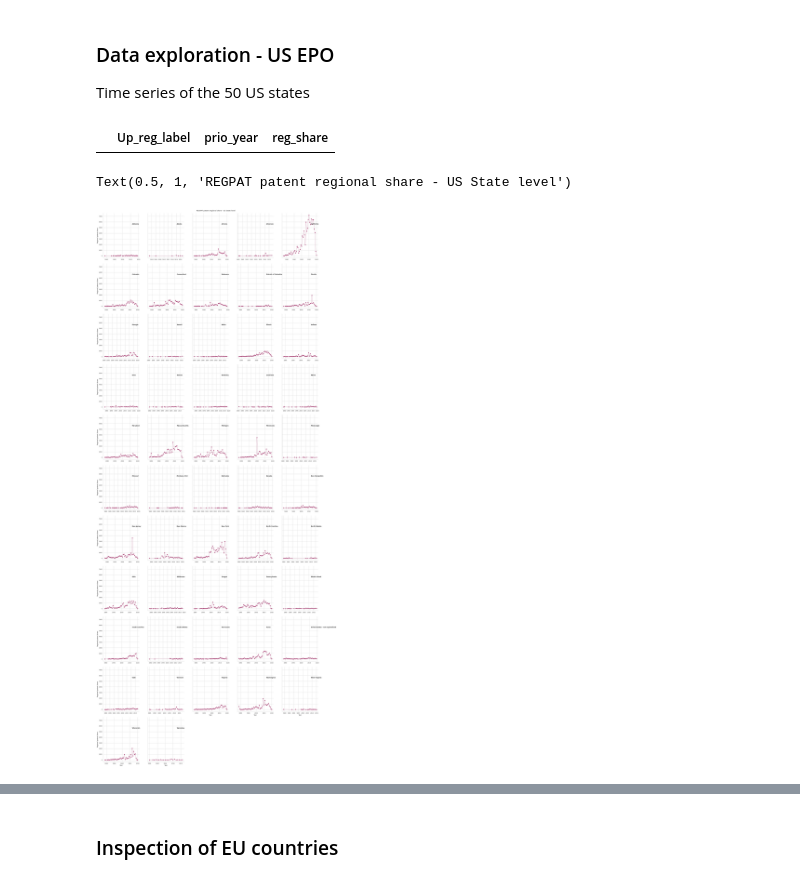
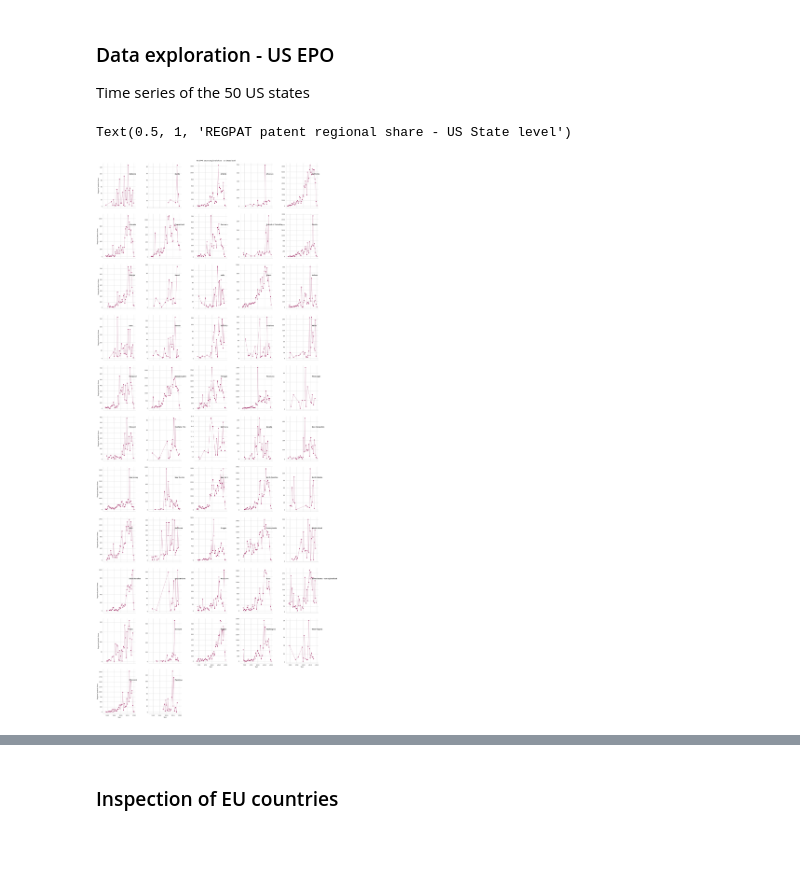
Before and after one commit to lauramenicacci/patent_breakdetection, a Jupyter notebook: REGPAT_scoping.ipynb, the cells around one changed output, grey strips where cells are left out. Cells and saved outputs as stored; diff of their text form; code cells hidden in the pictures; blank space fills up the shorter version.

```diff
--- a/REGPAT_scoping.ipynb
+++ b/REGPAT_scoping.ipynb
@@ -169,3 +171,6 @@ merged2.head()
 150 rows × 13 columns
 # %%
 merged_regpat = merged2.dropna()
+# %%
+merged_regpat = merged_regpat.astype({'prio_year':'int', 'app_year':'int'})
+print(merged_regpat.dtypes)
@@ -208,39 +228,35 @@ Time series of the 50 US states
 df_plot = merged_regpat[['Up_reg_label', 'prio_year','reg_share']]
 # %%
 df_group = df_plot.groupby(['Up_reg_label', 'prio_year'], as_index = False).reg_share.sum()
-# %%
-df_group.loc[df_group['reg_share'] == '0.0']
-# %% [output]
-|  | Up_reg_label | prio_year | reg_share |
 # %%
 import seaborn as sns
 sns.set_theme(style="whitegrid")
 
 # Plot the lines on two facets
 g = sns.relplot(
     data=df_group,
     x="prio_year", y= "reg_share",
     col="Up_reg_label",
     kind="scatter",
     palette= "tab20c",
     col_wrap= 5,
     markers = True,
     linewidth=0.5,
-    height=6, aspect=.95, facet_kws=dict(sharex=False))
+    height=6, aspect=.95, facet_kws=dict(sharex=True, sharey = False))
 
 # Iterate over each subplot to customize further
 for Up_reg_label, ax in g.axes_dict.items():
 
     # Add the title as an annotation within the plot
     ax.text(.8, .75, Up_reg_label, transform=ax.transAxes, fontweight="bold")
 
 # Add lineplot
 g.map(plt.plot, "prio_year", "reg_share", marker="o", color = "#9f2a63", linewidth=0.7)
 
 g.set_axis_labels(x_var="Year", y_var="Regional patent share")
 
 g.set_titles("")
 g.figure.suptitle("REGPAT patent regional share - US State level", y= 1)
 # %% [output]
 Text(0.5, 1, 'REGPAT patent regional share - US State level')
-[figure, old version]
+[figure, new version]
```
Also changed, not shown: parts of 10 cells of this notebook.
